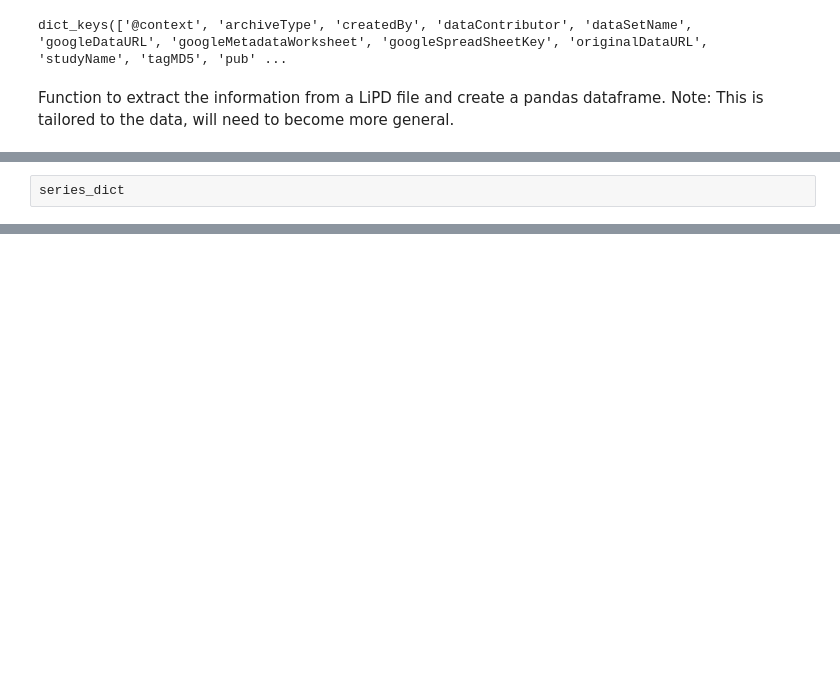
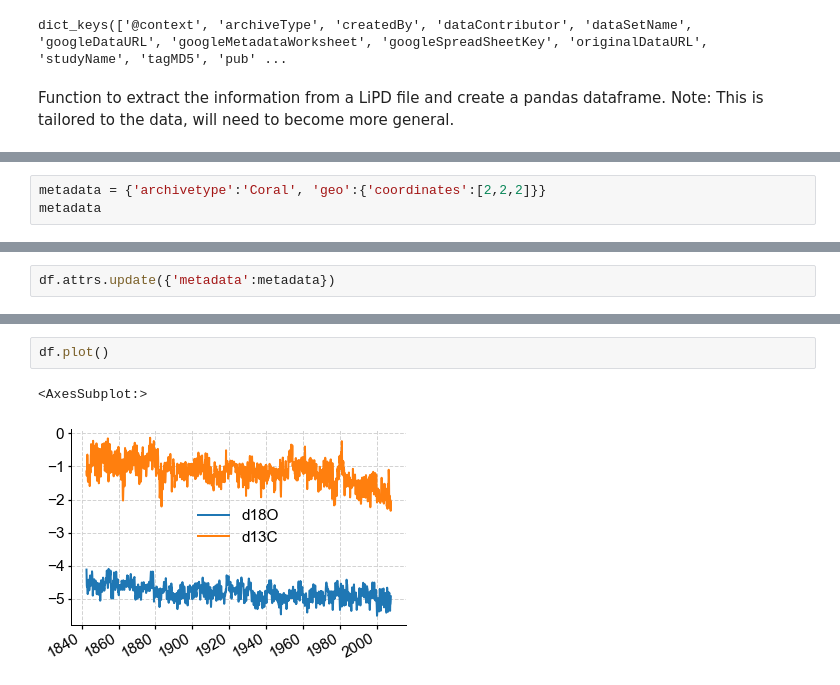
Before and after one commit to LinkedEarth/pylipd, a Jupyter notebook: Class proposal.ipynb, the cells around one changed output, grey strips where cells are left out. Saved outputs shown, nothing was run; the diff lists cells and outputs as text; blank space fills up the shorter version.

```diff
--- a/Class proposal.ipynb
+++ b/Class proposal.ipynb
@@ -54,3 +82,4 @@ for idx,item in enumerate(headers):
 # %%
-series_dict
+metadata = {'archivetype':'Coral', 'geo':{'coordinates':[2,2,2]}}
+metadata
 # %% [output]
@@ -73,0 +87,2 @@ OrderedDict([('Ocn-Vanuatu.Gorman.2012',
+# %%
+df.attrs.update({'metadata':metadata})
@@ -82,0 +127,5 @@ class Lipd():
+# %%
+df.plot()
+# %% [output]
+<AxesSubplot:>
+[figure, added]
```
Also changed, not shown: parts of 9 cells of this notebook.
